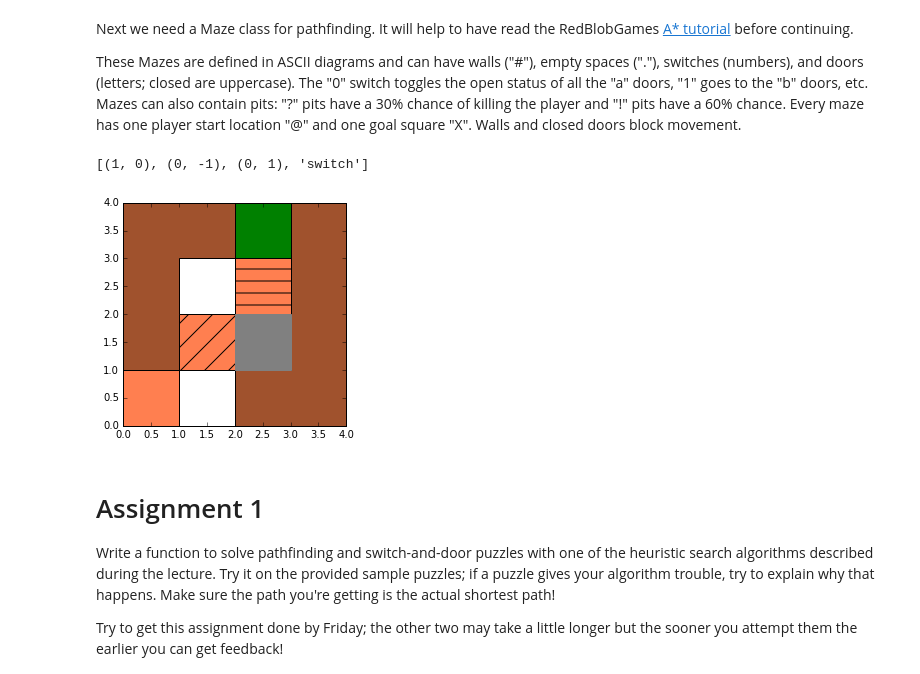
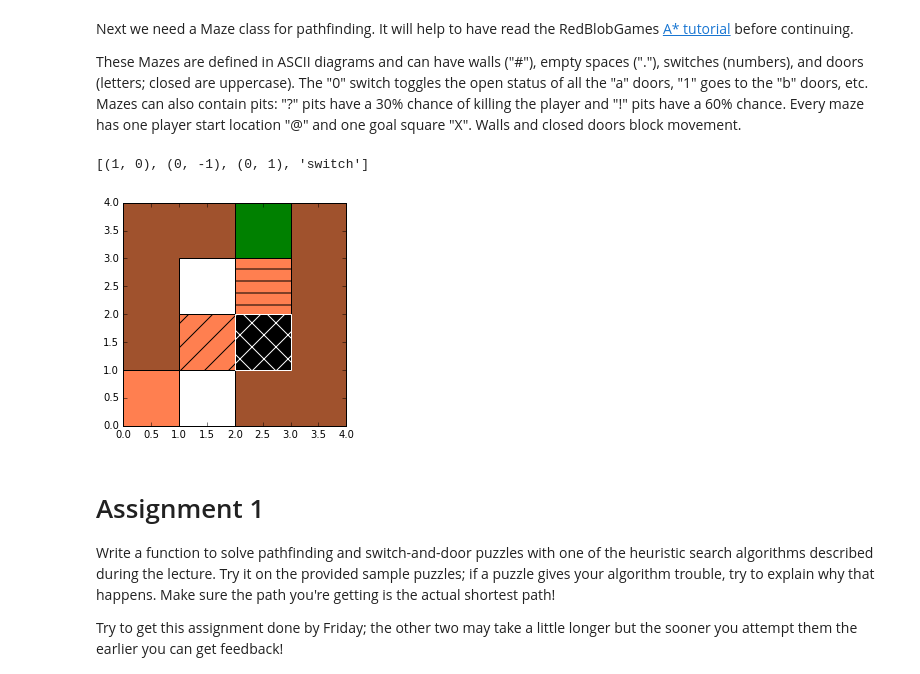
Before and after one commit to JoeOsborn/spcs-ai, a Jupyter notebook: projects/3-mazes/crnkovicrubsamen.ipynb, the cells around one changed output. Cells and saved outputs as stored; diff of their text form; code cells hidden in the pictures.

```diff
--- a/projects/3-mazes/crnkovicrubsamen.ipynb
+++ b/projects/3-mazes/crnkovicrubsamen.ipynb
@@ -80,7 +80,7 @@ class Maze:
         cell = self.grid[y][x]
         return (
             cell == "." or
-            cell == "?" or cell == "!" or
+            cell == "?" or cell == "!" or cell == "X" or
             (cell.isalpha() and cell.islower()) or cell.isnumeric()
         )
 
@@ -156,38 +156,37 @@ class Maze:
                               1,1,
                               fill=True,
                               hatch="x" if not self.player_alive else None,
                               facecolor=Maze.Colors["@"] if self.player_alive else "black",
                               edgecolor=Maze.Colors["@"] if self.player_alive else "white")
         )
         plt.show(fig1)
 
     def __eq__(self,other):
         return self.grid == other.grid and self.player_pos == other.player_pos and self.player_alive == other.player_alive
 
     def __neq__(self,other):
         return not self == other
 
     def __hash__(self):
         return hash(str(self.grid)) % 1000007 + hash(self.player_pos) % 1000007 + hash(self.player_alive) % 1000007
 
-    def __cmp__(self,other):
-        if self == other:
-            return 0
-        return __cmp__(id(self), id(other))
+    def __lt__(self,other):
+        if self == other: return False
+        return id(self) , id(other)
 
 sample=Maze([
         "##X#",
         "#.A#",
         "#0?#",
         "a@##"
     ])
 sample.move_player(0,1)
 print(sample.available_moves())
 sample.move_player(1,0)
 sample.draw()
 # %% [output]
 [(1, 0), (0, -1), (0, 1), 'switch']
-[figure, old version]
+[figure, new version]
 # %% [markdown]
 # Assignment 1
 
```
Also changed, not shown: parts of 4 cells of this notebook.
